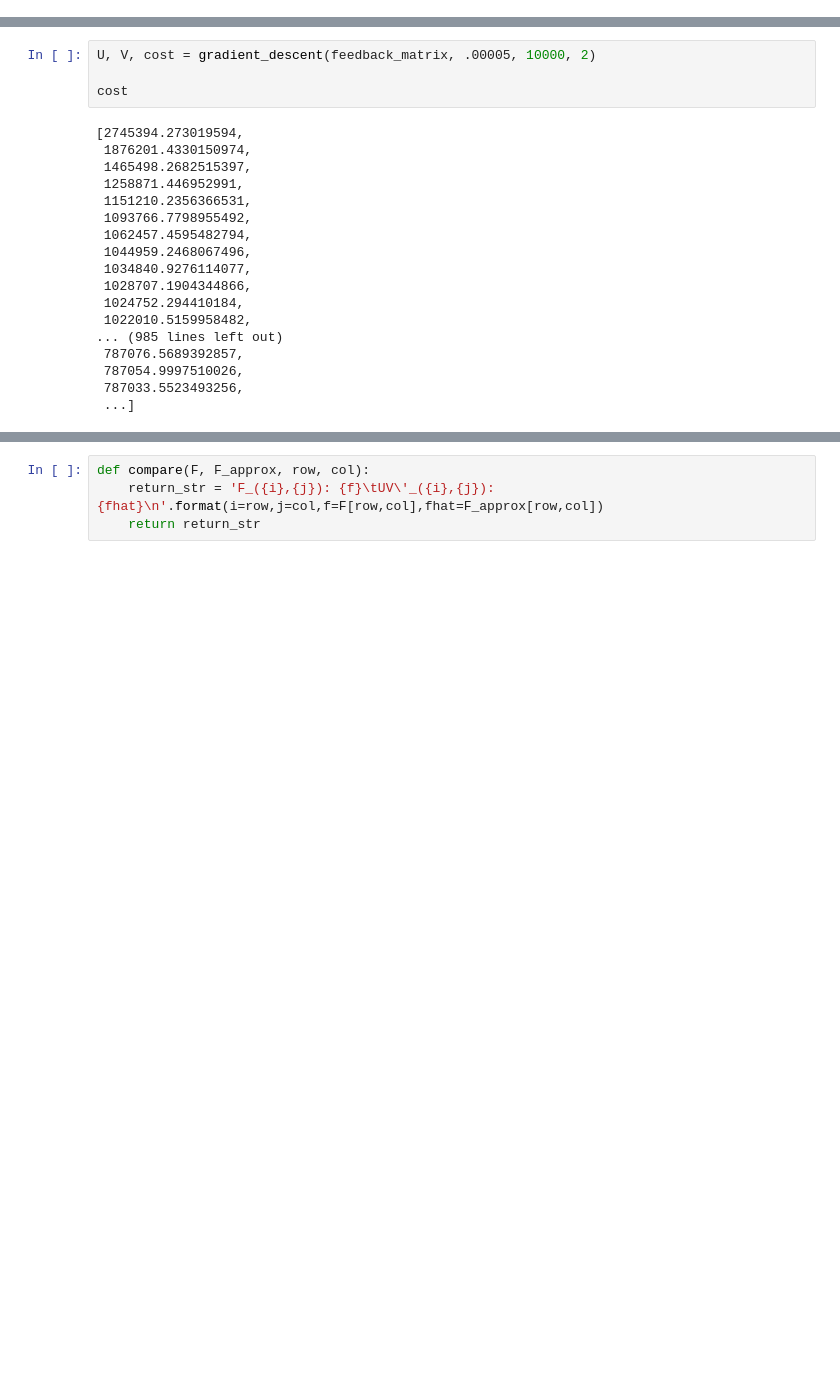
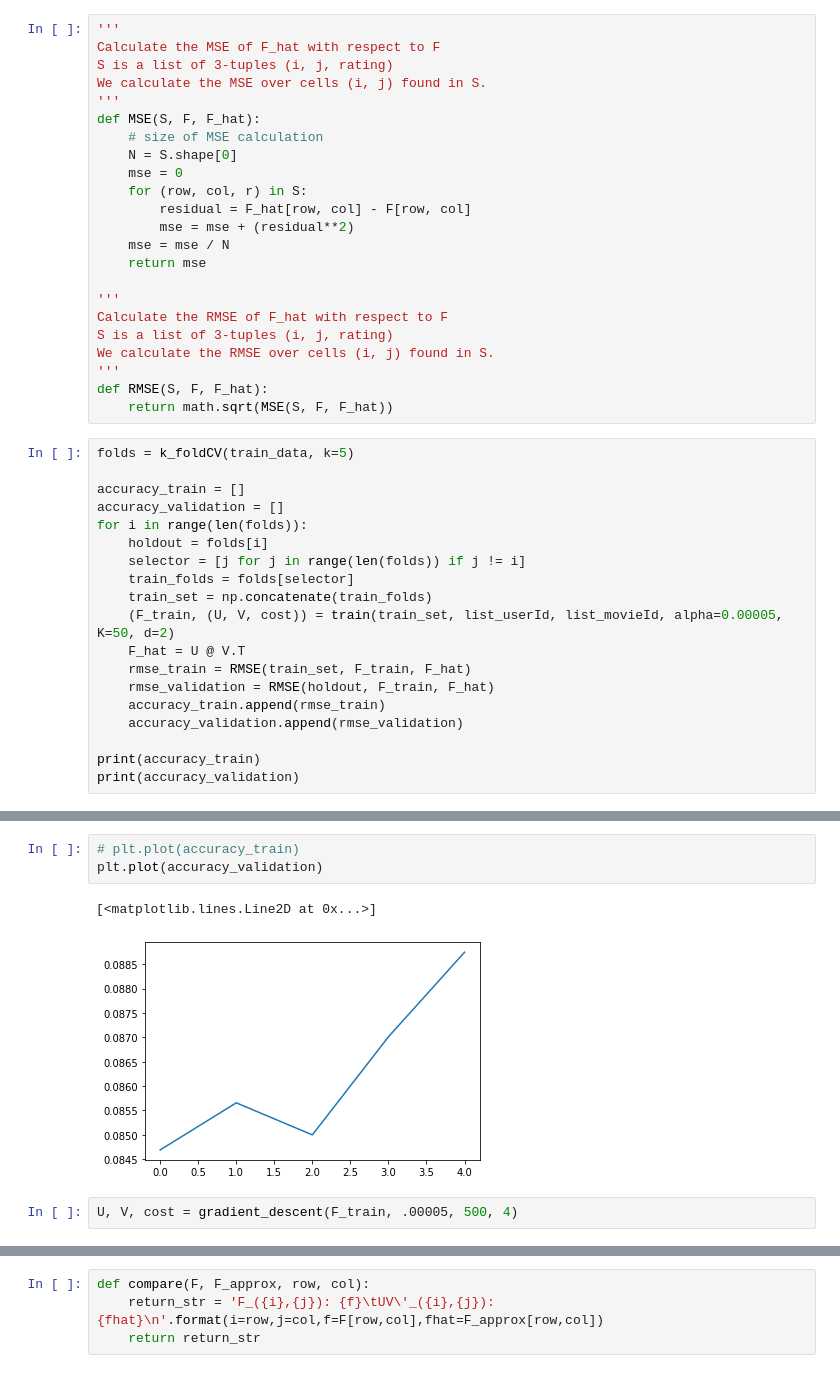
Before and after one commit to ljibajap/ECE196_ML, a Jupyter notebook: main.ipynb, the cells around one changed output, grey strips where cells are left out. Drawn from its saved outputs; the diff is of its cells as text; blank space fills up the shorter version.

```diff
--- a/main.ipynb
+++ b/main.ipynb
@@ -116,0 +200,42 @@ def gradient_descent(F, alpha, K=50, d=2):
+# %%
+'''
+Calculate the MSE of F_hat with respect to F
+S is a list of 3-tuples (i, j, rating)
+We calculate the MSE over cells (i, j) found in S.
+'''
+def MSE(S, F, F_hat):
+    # size of MSE calculation
+    N = S.shape[0]
+    mse = 0
+    for (row, col, r) in S:
+        residual = F_hat[row, col] - F[row, col]
+        mse = mse + (residual**2)
+    mse = mse / N
+    return mse
+
+'''
+Calculate the RMSE of F_hat with respect to F
+S is a list of 3-tuples (i, j, rating)
+We calculate the RMSE over cells (i, j) found in S.
+'''
+def RMSE(S, F, F_hat):
+    return math.sqrt(MSE(S, F, F_hat))
+# %%
+folds = k_foldCV(train_data, k=5)
+
+accuracy_train = []
+accuracy_validation = []
+for i in range(len(folds)):
+    holdout = folds[i]
+    selector = [j for j in range(len(folds)) if j != i]
+    train_folds = folds[selector]
+    train_set = np.concatenate(train_folds)
+    (F_train, (U, V, cost)) = train(train_set, list_userId, list_movieId, alpha=0.00005, K=50, d=2)
+    F_hat = U @ V.T
+    rmse_train = RMSE(train_set, F_train, F_hat)
+    rmse_validation = RMSE(holdout, F_train, F_hat)
+    accuracy_train.append(rmse_train)
+    accuracy_validation.append(rmse_validation)
+
+print(accuracy_train)
+print(accuracy_validation)
@@ -117,22 +245,8 @@ def gradient_descent(F, alpha, K=50, d=2):
+# %%
+# plt.plot(accuracy_train)
+plt.plot(accuracy_validation)
+# %% [output]
+[<matplotlib.lines.Line2D at 0x...>]
+[figure, added]
 # %%
-U, V, cost = gradient_descent(feedback_matrix, .00005, 10000, 2)
-
-cost
+U, V, cost = gradient_descent(F_train, .00005, 500, 4)
-# %% [output]
-[2745394.273019594,
- 1876201.4330150974,
- 1465498.2682515397,
- 1258871.446952991,
- 1151210.2356366531,
- 1093766.7798955492,
- 1062457.4595482794,
- 1044959.2468067496,
- 1034840.9276114077,
- 1028707.1904344866,
- 1024752.294410184,
- 1022010.5159958482,
-... (985 lines left out)
- 787076.5689392857,
- 787054.9997510026,
- 787033.5523493256,
- ...]
```
Also changed, not shown: parts of 25 cells of this notebook.
